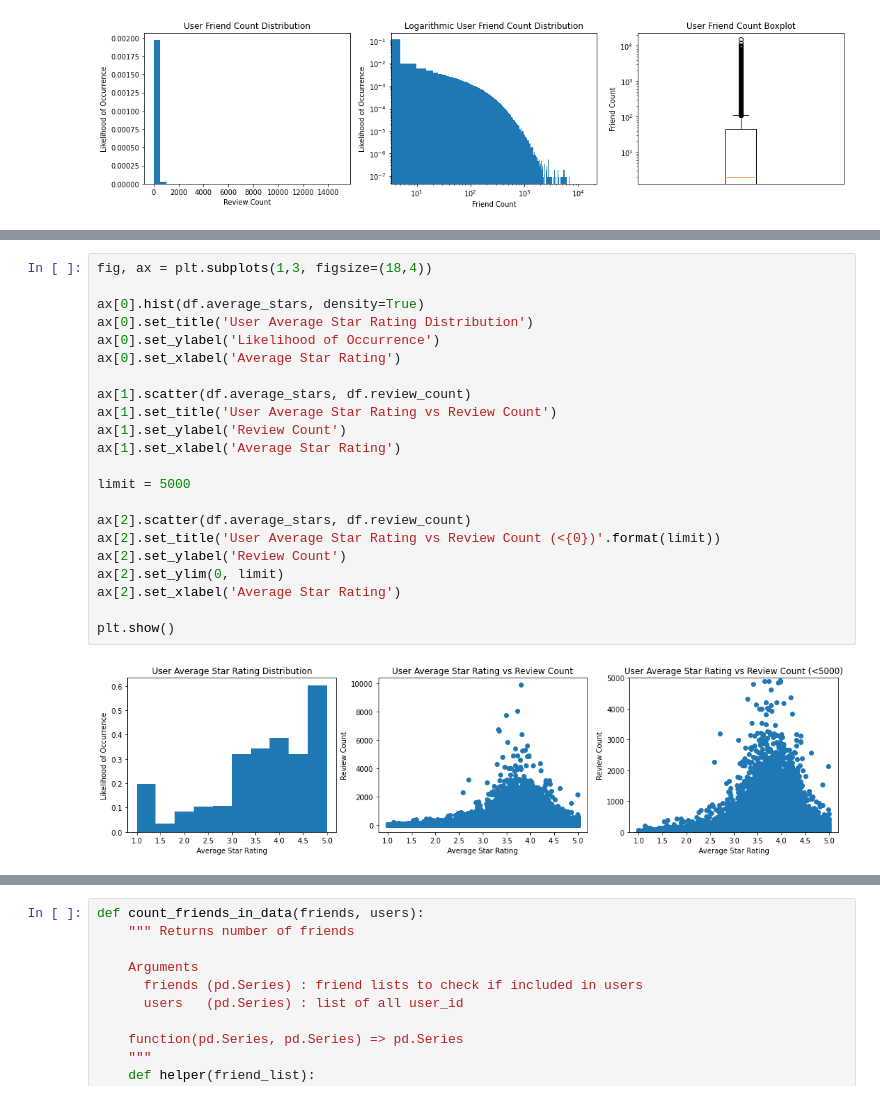
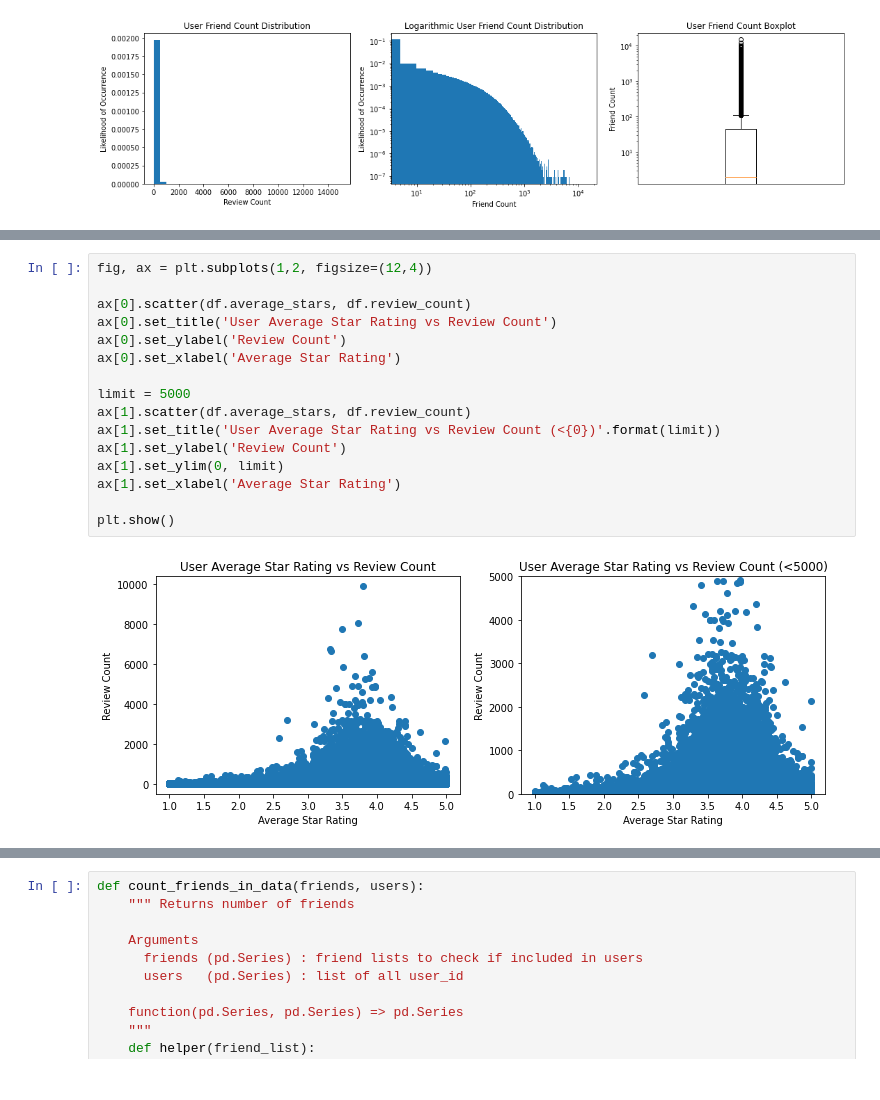
Before and after one commit to spencerfitch/yelp-datascience, a Jupyter notebook: project.ipynb, the cells around one changed output, grey strips where cells are left out. Drawn from its saved outputs; the diff is of its cells as text.

```diff
--- a/project.ipynb
+++ b/project.ipynb
@@ -300,24 +309,18 @@ plt.show()
 # %%
-fig, ax = plt.subplots(1,3, figsize=(18,4))
+fig, ax = plt.subplots(1,2, figsize=(12,4))
 
-ax[0].hist(df.average_stars, density=True)
-ax[0].set_title('User Average Star Rating Distribution')
-ax[0].set_ylabel('Likelihood of Occurrence')
+ax[0].scatter(df.average_stars, df.review_count)
+ax[0].set_title('User Average Star Rating vs Review Count')
+ax[0].set_ylabel('Review Count')
 ax[0].set_xlabel('Average Star Rating')
 
+limit = 5000
 ax[1].scatter(df.average_stars, df.review_count)
-ax[1].set_title('User Average Star Rating vs Review Count')
+ax[1].set_title('User Average Star Rating vs Review Count (<{0})'.format(limit))
 ax[1].set_ylabel('Review Count')
+ax[1].set_ylim(0, limit)
 ax[1].set_xlabel('Average Star Rating')
 
-limit = 5000
-
-ax[2].scatter(df.average_stars, df.review_count)
-ax[2].set_title('User Average Star Rating vs Review Count (<{0})'.format(limit))
-ax[2].set_ylabel('Review Count')
-ax[2].set_ylim(0, limit)
-ax[2].set_xlabel('Average Star Rating')
-
 plt.show()
 # %% [output]
-[figure, old version]
+[figure, new version]
```
Also changed, not shown: parts of 18 cells of this notebook.
